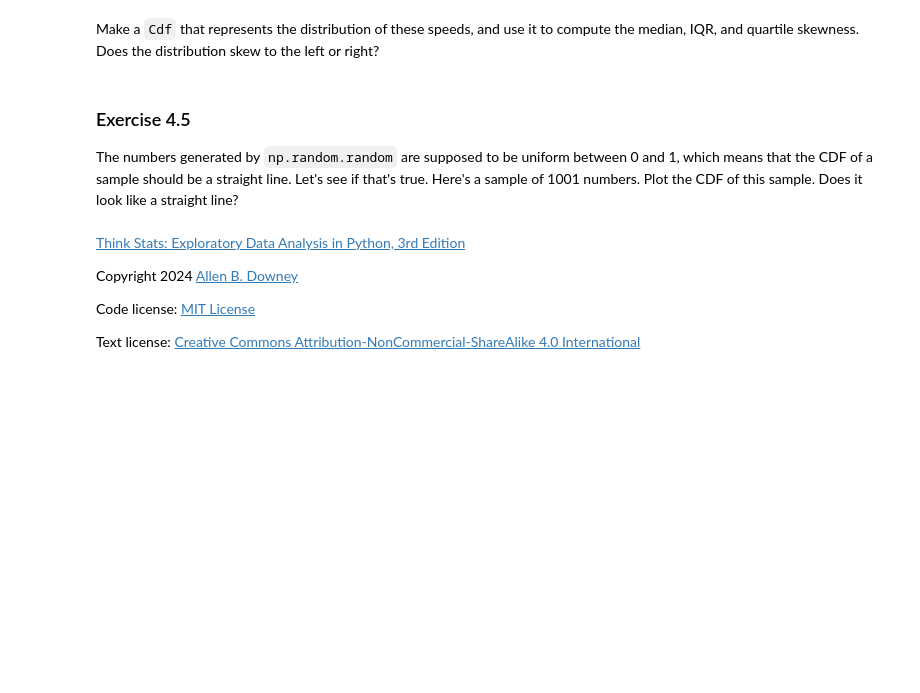
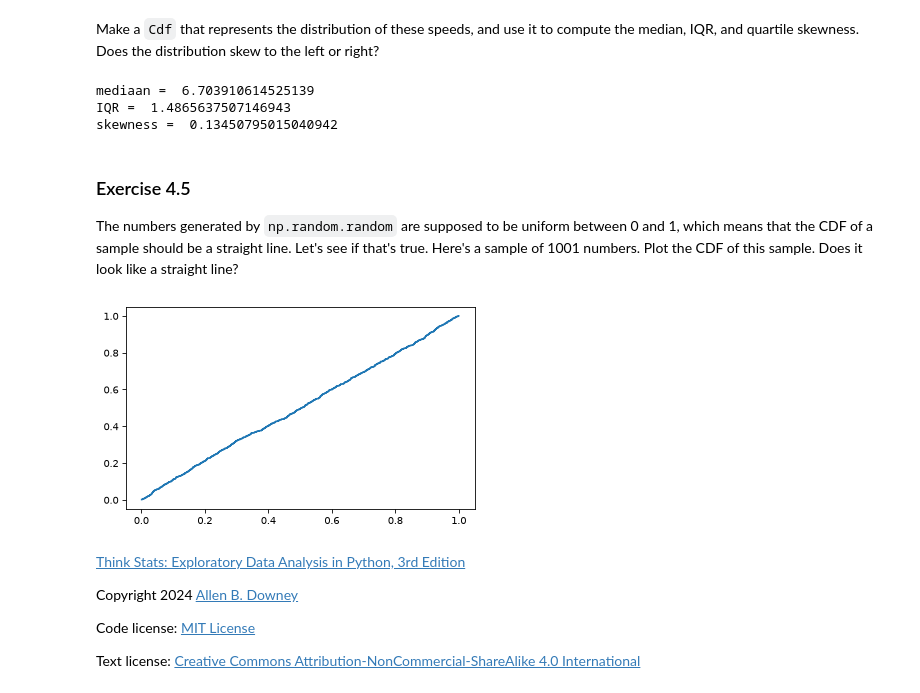
Before and after one commit to duukv/ThinkStatsV3, a Jupyter notebook: ThinkStats/nb/chap04.ipynb, the cells around one changed output. Saved outputs shown, nothing was run; the diff lists cells and outputs as text; code cells hidden in the pictures; blank space fills up the shorter version.

```diff
--- a/ThinkStats/nb/chap04.ipynb
+++ b/ThinkStats/nb/chap04.ipynb
@@ -586,6 +712,15 @@ Make a `Cdf` that represents the distribution of these speeds, and use it to com
 Does the distribution skew to the left or right?
 # %%
 # Solution goes here
+cdf_speeds = Cdf.from_seq(speeds)
+print("mediaan = ", cdf_speeds.inverse(0.5))
+print("IQR = ", iqr(cdf_speeds))
+print("skewness = ", quartile_skewness(cdf_speeds))
+#to the right
+# %% [output]
+mediaan =  6.703910614525139
+IQR =  1.4865637507146943
+skewness =  0.13450795015040942
 # %%
 # Solution goes here
 # %% [markdown]
@@ -598,8 +733,12 @@ Here's a sample of 1001 numbers. Plot the CDF of this sample. Does it look like
 t = np.random.random(1001)
 # %%
 # Solution goes here
+cdf_t = Cdf.from_seq(t)
 # %%
 # Solution goes here
+cdf_t.step()
+# %% [output]
+[figure, added]
 # %% [markdown]
 [Think Stats: Exploratory Data Analysis in Python, 3rd Edition](https://allendowney.github.io/ThinkStats/index.html)
 
```
Also changed, not shown: parts of 45 cells of this notebook, 1 other file.
